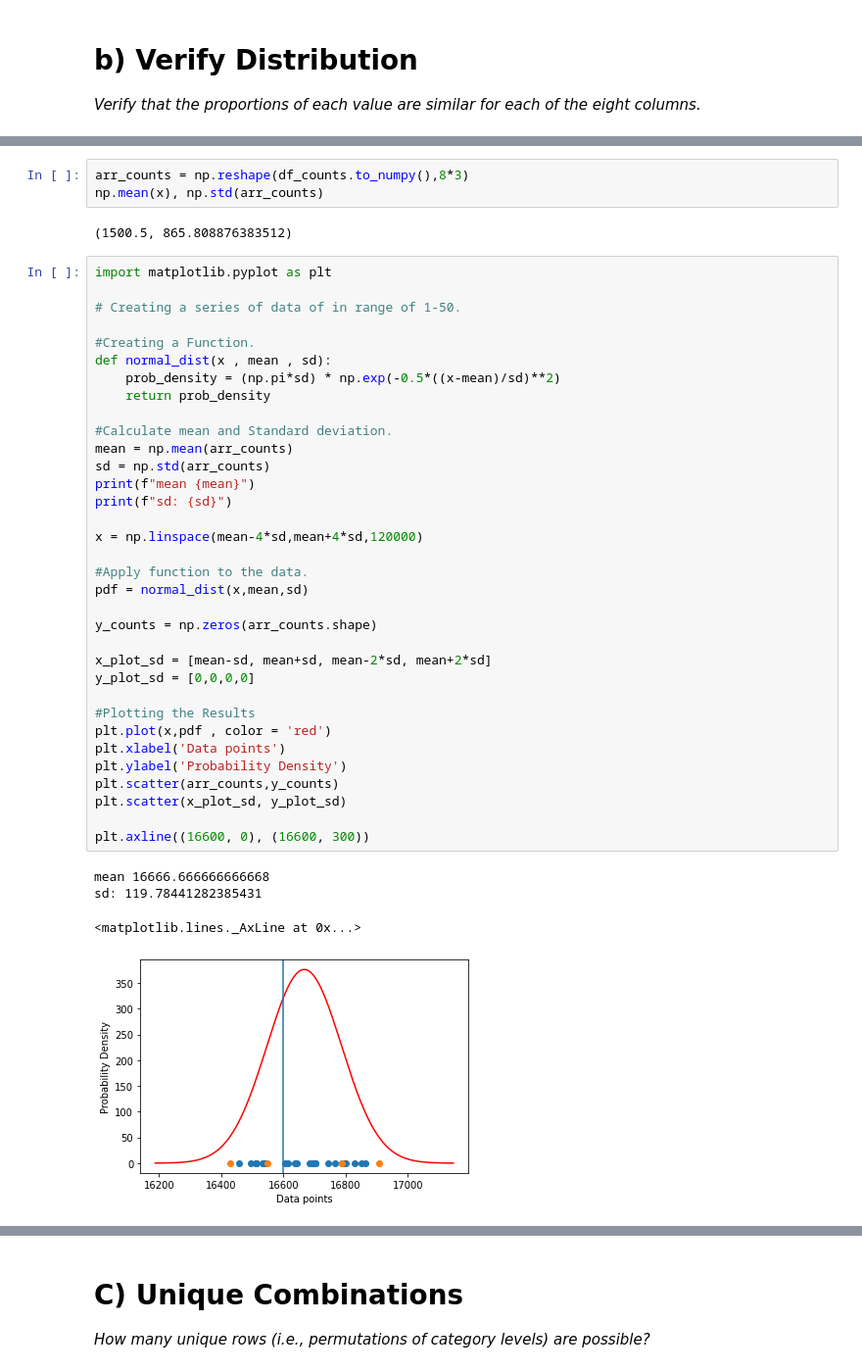
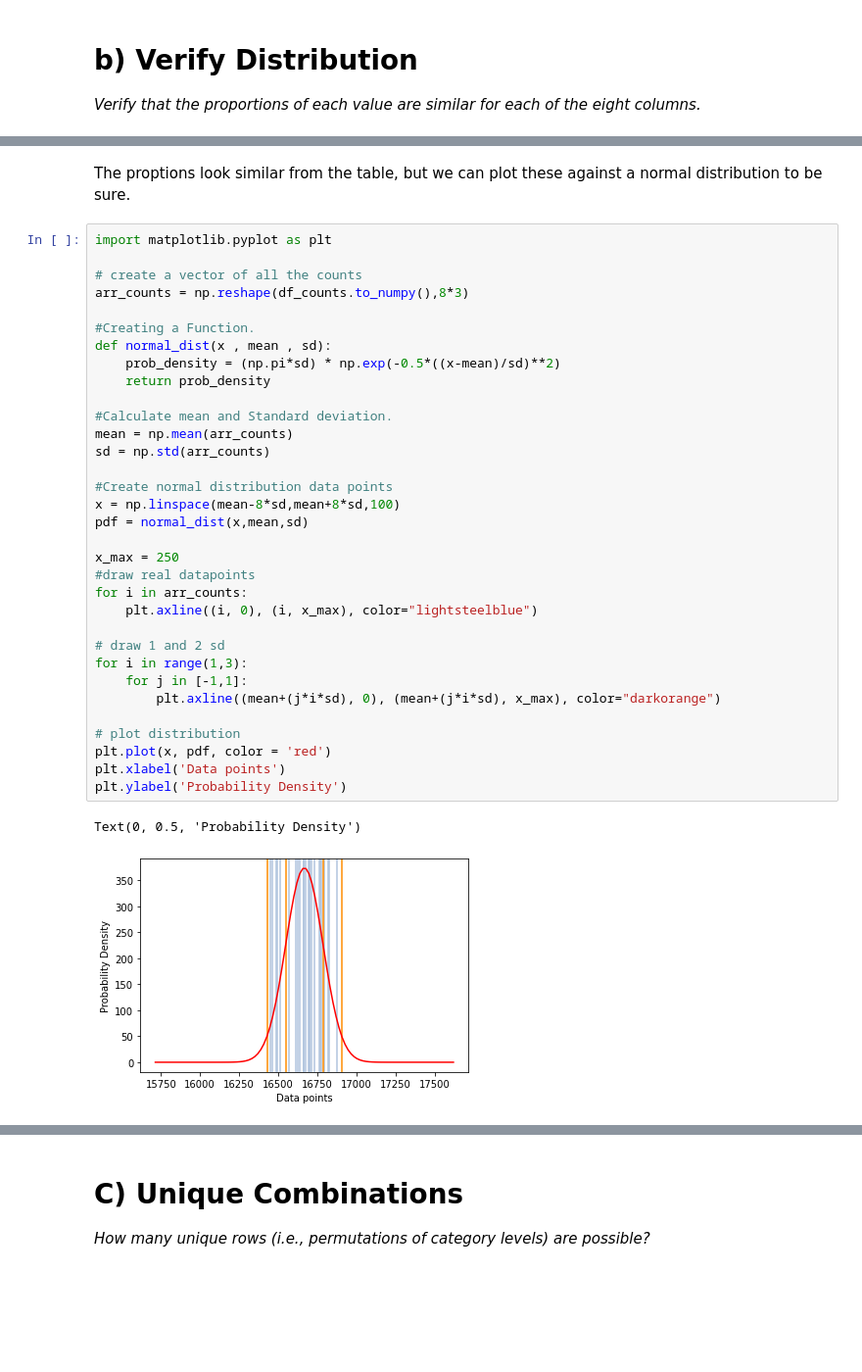
Before and after one commit to adhardy/mirador-task-sheet, a Jupyter notebook: k-anonymity analysis/k-anonymity analysis.ipynb, the cells around one changed output, grey strips where cells are left out. Shown at 98% size. Saved outputs shown, nothing was run; the diff lists cells and outputs as text; blank space fills up the shorter version.

Commit message:
b) distribution plot complete

```diff
--- a/k-anonymity analysis/k-anonymity analysis.ipynb
+++ b/k-anonymity analysis/k-anonymity analysis.ipynb
@@ -75,44 +75,38 @@ Count of Category Labels by Column:
-# %%
-arr_counts = np.reshape(df_counts.to_numpy(),8*3)
-np.mean(x), np.std(arr_counts)
-# %% [output]
-(1500.5, 865.808876383512)
+# %% [markdown]
+The proptions look similar from the table, but we can plot these against a normal distribution to be sure.
 # %%
 import matplotlib.pyplot as plt
 
-# Creating a series of data of in range of 1-50.
+# create a vector of all the counts
+arr_counts = np.reshape(df_counts.to_numpy(),8*3)
 
 #Creating a Function.
 def normal_dist(x , mean , sd):
     prob_density = (np.pi*sd) * np.exp(-0.5*((x-mean)/sd)**2)
     return prob_density
 
 #Calculate mean and Standard deviation.
 mean = np.mean(arr_counts)
 sd = np.std(arr_counts)
-print(f"mean {mean}")
-print(f"sd: {sd}")
 
-x = np.linspace(mean-4*sd,mean+4*sd,120000)
-
-#Apply function to the data.
+#Create normal distribution data points
+x = np.linspace(mean-8*sd,mean+8*sd,100)
 pdf = normal_dist(x,mean,sd)
 
-y_counts = np.zeros(arr_counts.shape)
+x_max = 250
+#draw real datapoints
+for i in arr_counts:
+    plt.axline((i, 0), (i, x_max), color="lightsteelblue")
 
-x_plot_sd = [mean-sd, mean+sd, mean-2*sd, mean+2*sd]
-y_plot_sd = [0,0,0,0]
+# draw 1 and 2 sd
+for i in range(1,3):
+    for j in [-1,1]:
+        plt.axline((mean+(j*i*sd), 0), (mean+(j*i*sd), x_max), color="darkorange")
 
-#Plotting the Results
-plt.plot(x,pdf , color = 'red')
+# plot distribution
+plt.plot(x, pdf, color = 'red')
 plt.xlabel('Data points')
 plt.ylabel('Probability Density')
-plt.scatter(arr_counts,y_counts)
-plt.scatter(x_plot_sd, y_plot_sd)
-
-plt.axline((16600, 0), (16600, 300))
 # %% [output]
-mean 16666.666666666668
-sd: 119.78441282385431
+Text(0, 0.5, 'Probability Density')
-<matplotlib.lines._AxLine at 0x...>
-[figure, old version]
+[figure, new version]
```
Also changed, not shown: parts of 9 cells of this notebook.
